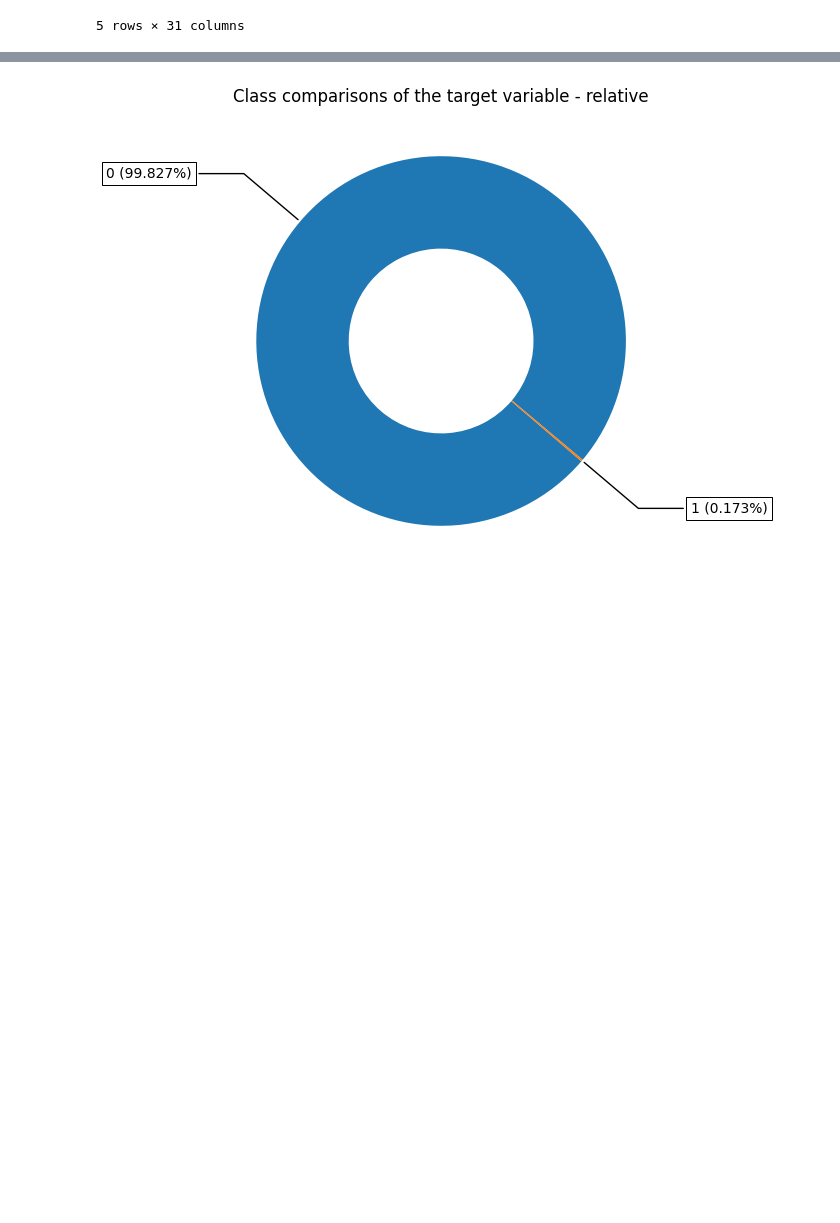
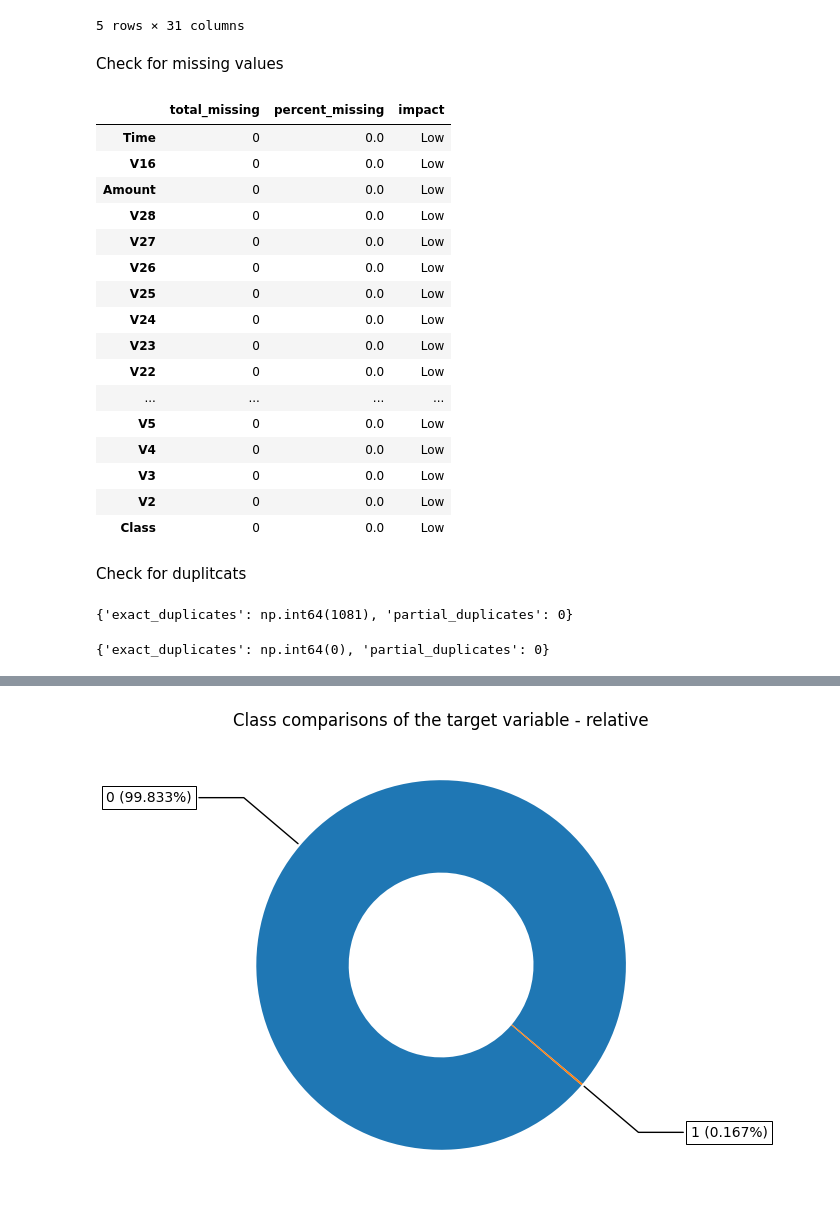
Before and after one commit to NickKirilov/My-PayPal, a Jupyter notebook: my_paypal.ipynb, the cells around one changed output, grey strips where cells are left out. Drawn from its saved outputs; the diff is of its cells as text; code cells hidden in the pictures; blank space fills up the shorter version.

Commit message:
I have added data quality checks such as duplicates check and missing values check

```diff
--- a/my_paypal.ipynb
+++ b/my_paypal.ipynb
@@ -22,6 +46,24 @@ tracking_uri = "http://127.0.0.1:5000/"
 mlflow.set_tracking_uri(tracking_uri)
 experiment = mlflow.set_experiment("my_paypal")
 # %%
+def check_missing_values(df):
+    missing_stats = pd.DataFrame({
+        "total_missing": df.isnull().sum(),
+        "percent_missing": (df.isnull().sum() / len(df) * 100).round(2)
+    }).sort_values("percent_missing", ascending=False)
+
+    missing_stats["impact"] = missing_stats["percent_missing"].apply(
+        lambda x: "High" if x > 15 else ("Medium" if x > 5 else "Low")
+    )
+    return missing_stats
+
+def check_duplicates(df, subset_columns=None):
+    duplicate_report = {
+        "exact_duplicates": df.duplicated().sum(),
+        "partial_duplicates": df.duplicated(subset=subset_columns).sum() if subset_columns else 0
+    }
+    return duplicate_report
+
 def visualize_class_balance(class_col: list[int], abs_nums: bool = False) -> None:
     fig, ax = plt.subplots(figsize=(6, 6), subplot_kw=dict(aspect="equal"))
 
@@ -94,6 +136,39 @@ df.head(5)
 | 3 | 1.0 | -0.966272 | -0.185226 | 1.792993 | -0.863291 | -0.010309 | 1.247203 | 0.237609 | 0.377436 | -1.387024 | ... | ... |
 | 4 | 2.0 | -1.158233 | 0.877737 | 1.548718 | 0.403034 | -0.407193 | 0.095921 | 0.592941 | -0.270533 | 0.817739 | ... | ... |
 5 rows × 31 columns
+# %% [markdown]
+Check for missing values
+# %%
+check_missing_values(df)
+# %% [output]
+|  | total_missing | percent_missing | impact |
+| Time | 0 | 0.0 | Low |
+| V16 | 0 | 0.0 | Low |
+| Amount | 0 | 0.0 | Low |
+| V28 | 0 | 0.0 | Low |
+| V27 | 0 | 0.0 | Low |
+| V26 | 0 | 0.0 | Low |
+| V25 | 0 | 0.0 | Low |
+| V24 | 0 | 0.0 | Low |
+| V23 | 0 | 0.0 | Low |
+| V22 | 0 | 0.0 | Low |
+| ... | ... | ... | ... |
+| V5 | 0 | 0.0 | Low |
+| V4 | 0 | 0.0 | Low |
+| V3 | 0 | 0.0 | Low |
+| V2 | 0 | 0.0 | Low |
+| Class | 0 | 0.0 | Low |
+# %% [markdown]
+Check for duplitcats
+# %%
+check_duplicates(df)
+# %% [output]
+{'exact_duplicates': np.int64(1081), 'partial_duplicates': 0}
+# %%
+df = df.drop_duplicates()
+check_duplicates(df)
+# %% [output]
+{'exact_duplicates': np.int64(0), 'partial_duplicates': 0}
 # %%
 matrix = df.corr()
 
```
Also changed, not shown: parts of 11 cells of this notebook.
